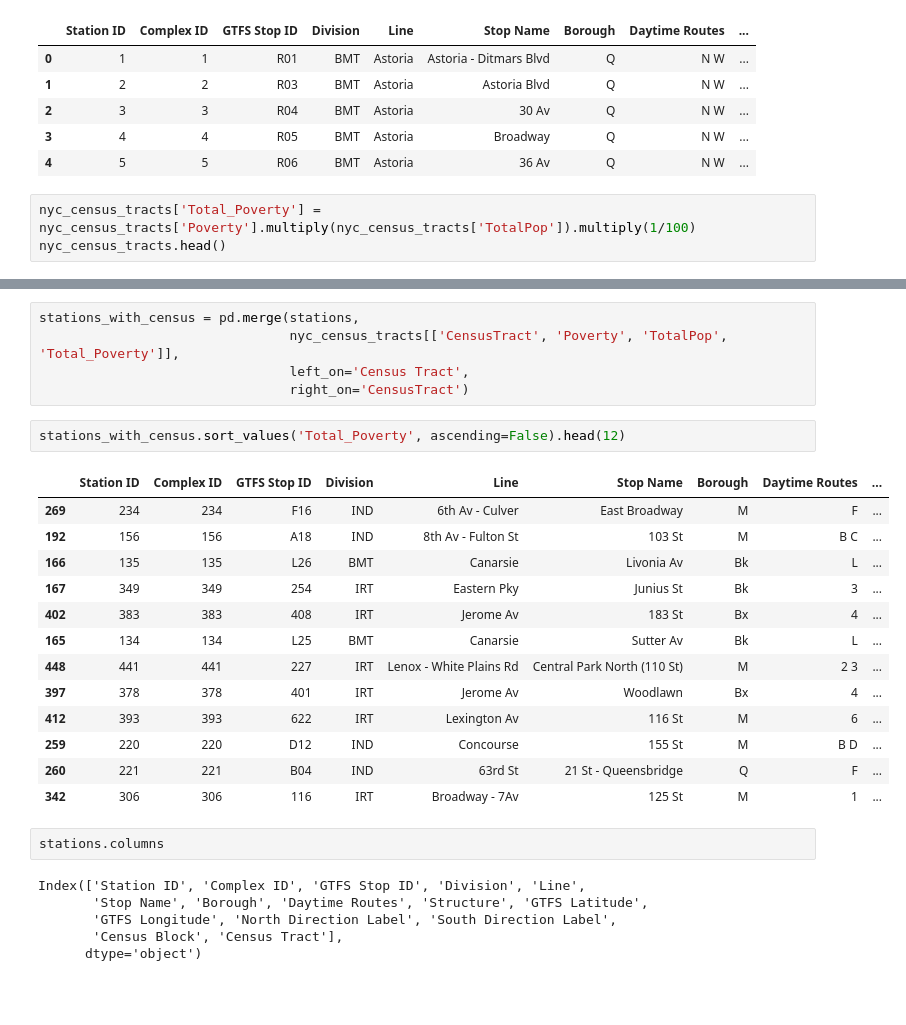
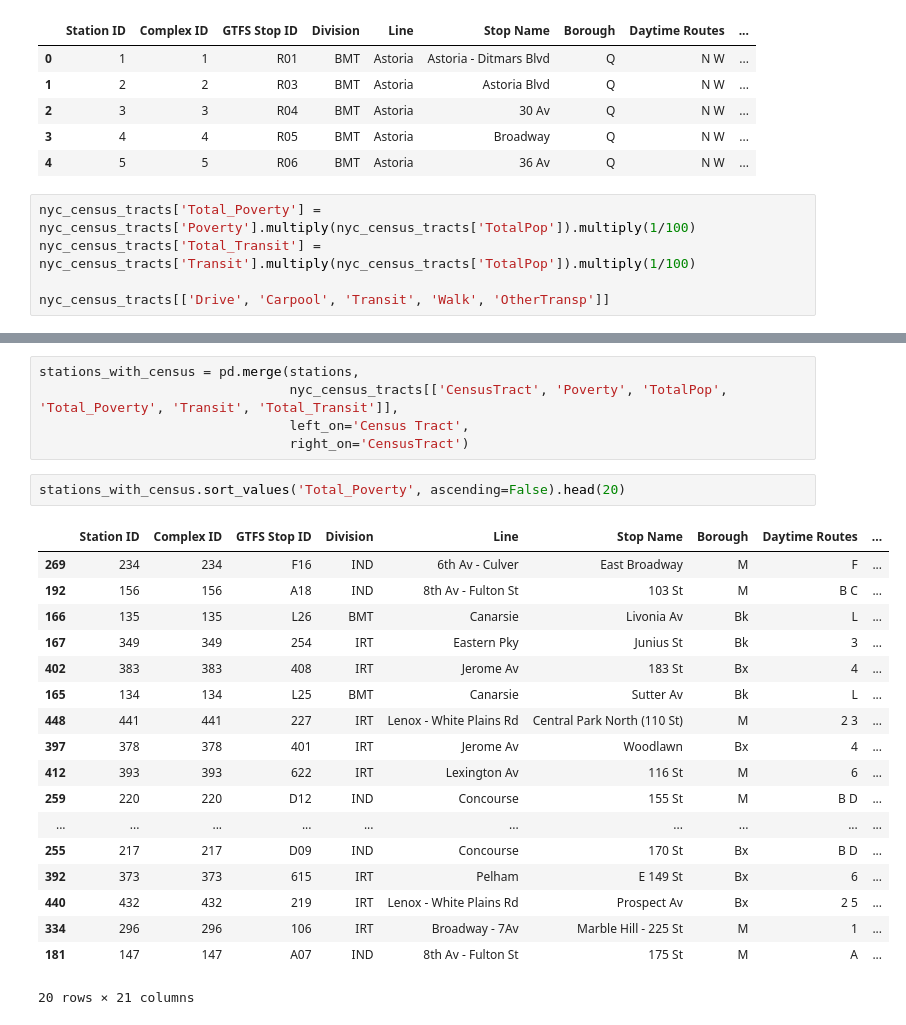
Before and after one commit to brendanlafferty/MTA-EDA, a Jupyter notebook: stations_census_data.ipynb, the cells around one changed output, grey strips where cells are left out. Cells and saved outputs as stored; diff of their text form; blank space fills up the shorter version.

```diff
--- a/stations_census_data.ipynb
+++ b/stations_census_data.ipynb
@@ -26,5 +26,7 @@ stations.head()
 | 4 | 5 | 5 | R06 | BMT | Astoria | 36 Av | Q | N W | ... |
 # %%
 nyc_census_tracts['Total_Poverty'] = nyc_census_tracts['Poverty'].multiply(nyc_census_tracts['TotalPop']).multiply(1/100)
-nyc_census_tracts.head()
+nyc_census_tracts['Total_Transit'] = nyc_census_tracts['Transit'].multiply(nyc_census_tracts['TotalPop']).multiply(1/100)
+
+nyc_census_tracts[['Drive', 'Carpool', 'Transit', 'Walk', 'OtherTransp']]
 # %% [output]
@@ -38,29 +46,26 @@ nyc_census_tracts.head()
 # %%
 stations_with_census = pd.merge(stations,
-                                nyc_census_tracts[['CensusTract', 'Poverty', 'TotalPop', 'Total_Poverty']],
+                                nyc_census_tracts[['CensusTract', 'Poverty', 'TotalPop', 'Total_Poverty', 'Transit', 'Total_Transit']],
                                 left_on='Census Tract',
                                 right_on='CensusTract')
 # %%
-stations_with_census.sort_values('Total_Poverty', ascending=False).head(12)
+stations_with_census.sort_values('Total_Poverty', ascending=False).head(20)
 # %% [output]
 |  | Station ID | Complex ID | GTFS Stop ID | Division | Line | Stop Name | Borough | Daytime Routes | ... |
 | 269 | 234 | 234 | F16 | IND | 6th Av - Culver | East Broadway | M | F | ... |
 | 192 | 156 | 156 | A18 | IND | 8th Av - Fulton St | 103 St | M | B C | ... |
 | 166 | 135 | 135 | L26 | BMT | Canarsie | Livonia Av | Bk | L | ... |
 | 167 | 349 | 349 | 254 | IRT | Eastern Pky | Junius St | Bk | 3 | ... |
 | 402 | 383 | 383 | 408 | IRT | Jerome Av | 183 St | Bx | 4 | ... |
 | 165 | 134 | 134 | L25 | BMT | Canarsie | Sutter Av | Bk | L | ... |
 | 448 | 441 | 441 | 227 | IRT | Lenox - White Plains Rd | Central Park North (110 St) | M | 2 3 | ... |
 | 397 | 378 | 378 | 401 | IRT | Jerome Av | Woodlawn | Bx | 4 | ... |
 | 412 | 393 | 393 | 622 | IRT | Lexington Av | 116 St | M | 6 | ... |
 | 259 | 220 | 220 | D12 | IND | Concourse | 155 St | M | B D | ... |
-| 260 | 221 | 221 | B04 | IND | 63rd St | 21 St - Queensbridge | Q | F | ... |
-| 342 | 306 | 306 | 116 | IRT | Broadway - 7Av | 125 St | M | 1 | ... |
+| ... | ... | ... | ... | ... | ... | ... | ... | ... | ... |
+| 255 | 217 | 217 | D09 | IND | Concourse | 170 St | Bx | B D | ... |
+| 392 | 373 | 373 | 615 | IRT | Pelham | E 149 St | Bx | 6 | ... |
+| 440 | 432 | 432 | 219 | IRT | Lenox - White Plains Rd | Prospect Av | Bx | 2 5 | ... |
+| 334 | 296 | 296 | 106 | IRT | Broadway - 7Av | Marble Hill - 225 St | M | 1 | ... |
+| 181 | 147 | 147 | A07 | IND | 8th Av - Fulton St | 175 St | M | A | ... |
+20 rows × 21 columns
-# %%
-stations.columns
-# %% [output]
-Index(['Station ID', 'Complex ID', 'GTFS Stop ID', 'Division', 'Line',
-       'Stop Name', 'Borough', 'Daytime Routes', 'Structure', 'GTFS Latitude',
-       'GTFS Longitude', 'North Direction Label', 'South Direction Label',
-       'Census Block', 'Census Tract'],
-      dtype='object')
```
Also changed, not shown: parts of 2 cells of this notebook.
